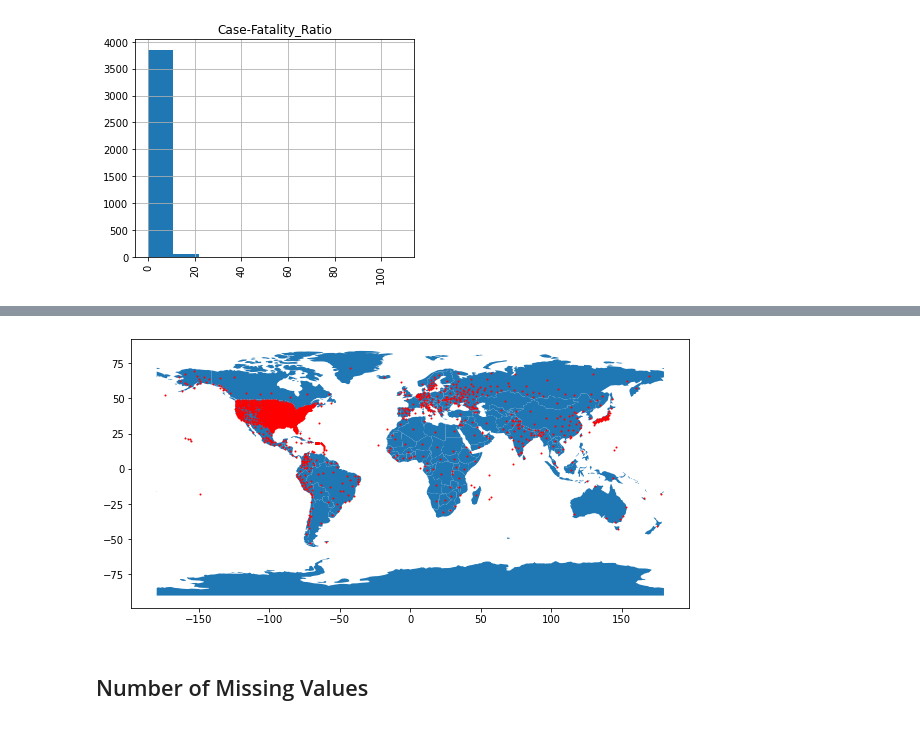
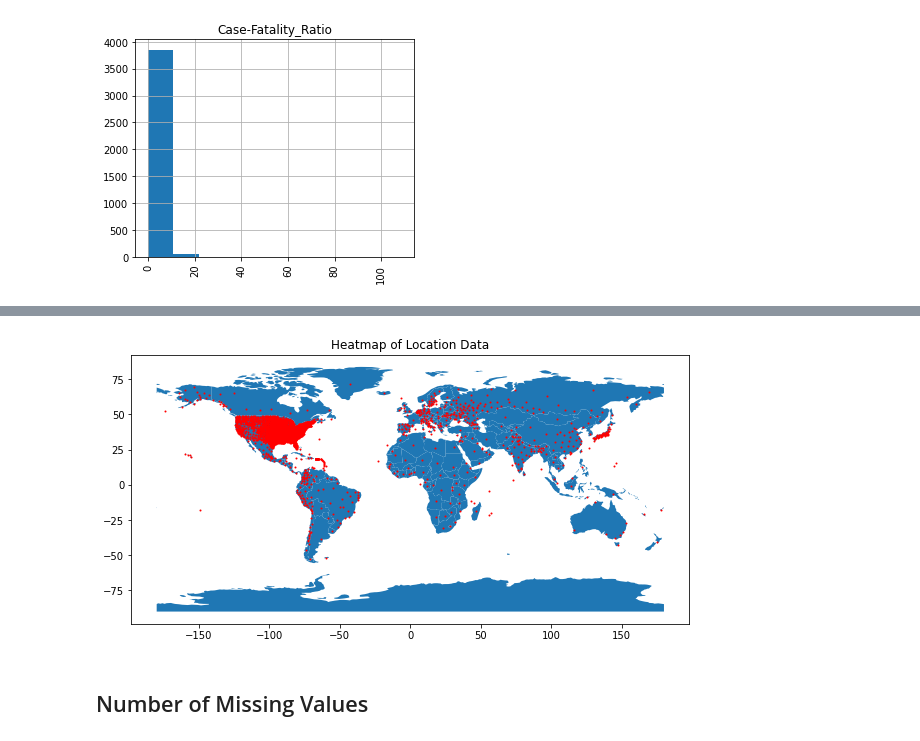
Before and after one commit to JCODEPENG/MileStone-3-Cmpt-459, a Jupyter notebook: src/eda.ipynb, the cells around one changed output, grey strips where cells are left out. Saved outputs shown, nothing was run; the diff lists cells and outputs as text; code cells hidden in the pictures.

```diff
--- a/src/eda.ipynb
+++ b/src/eda.ipynb
@@ -211,12 +268,14 @@ for i, attribute in enumerate(location_columns):
 # %%
 # modified from https://stackoverflow.com/questions/53233228/plot-latitude-longitude-from-csv-in-python-3-6
 geometry = [Point(xy) for xy in zip(df_loc['Long_'], df_loc['Lat'])]
 gdf = GeoDataFrame(df_loc, geometry=geometry)
 
 world = gpd.read_file(gpd.datasets.get_path('naturalearth_lowres'))
 gdf.plot(ax=world.plot(figsize=(10, 6)), marker='o', color='red', markersize=1);
+plt.title('Heatmap of Location Data')
+plt.savefig("../plots/location_lat_long_mapped.png", facecolor='white', bbox_inches = "tight")
 # %% [output]
-[figure, old version]
+[figure, new version]
 # %% [markdown]
 ## Number of Missing Values
 # %%
```
Also changed, not shown: parts of 2 cells of this notebook, 6 other files.
